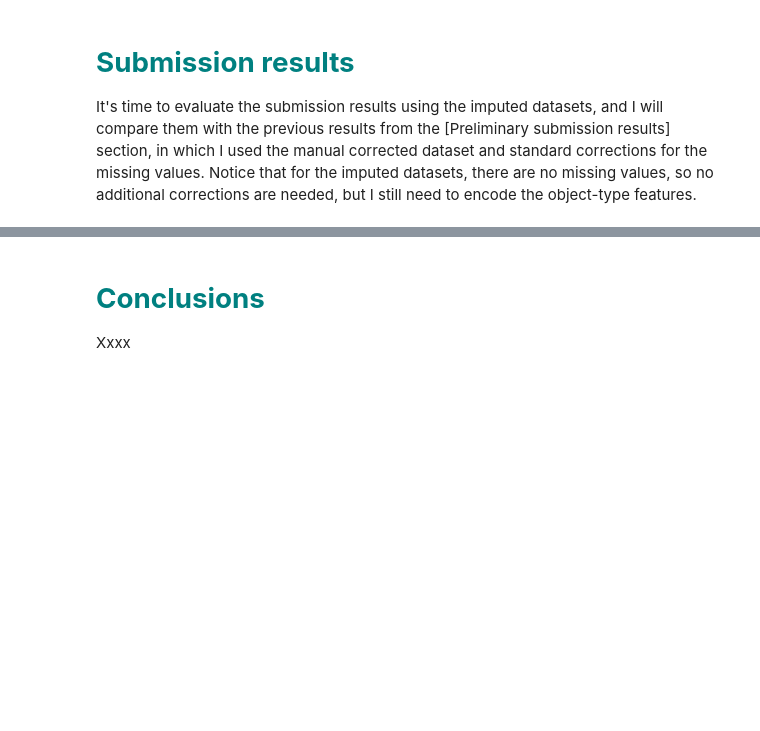
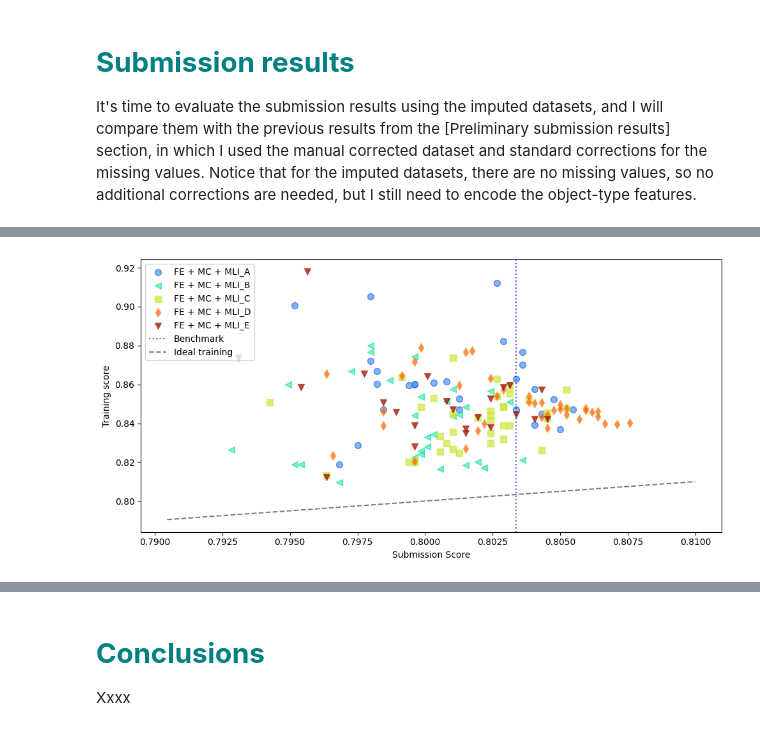
Before and after one commit to Fertmeneses/titanic-spaceship-kaggle, a Jupyter notebook: 03_spaceship-titanic-data-imputation.ipynb, the cells around one changed output, grey strips where cells are left out. Saved outputs shown, nothing was run; the diff lists cells and outputs as text; code cells hidden in the pictures; blank space fills up the shorter version.

```diff
--- a/03_spaceship-titanic-data-imputation.ipynb
+++ b/03_spaceship-titanic-data-imputation.ipynb
@@ -1880,0 +1858,12 @@ compare_submission_scores(results,benchmark=benchmark,figsize=(10,5),x_min_filte
+# %%
+# Prepare results and compare them:
+results_MLI = {
+    'FE + MC + MLI_A': df_res_FE_MC_MLI_A,
+    'FE + MC + MLI_B': df_res_FE_MC_MLI_B,
+    'FE + MC + MLI_C': df_res_FE_MC_MLI_C,
+    'FE + MC + MLI_D': df_res_FE_MC_MLI_D,
+    'FE + MC + MLI_E': df_res_FE_MC_MLI_E,
+}
+compare_submission_scores(results_MLI,benchmark=benchmark,figsize=(10,5),x_min_filter=0.78)
+# %% [output]
+[figure, added]
```
Also changed, not shown: parts of 8 cells of this notebook, 3 other files.
